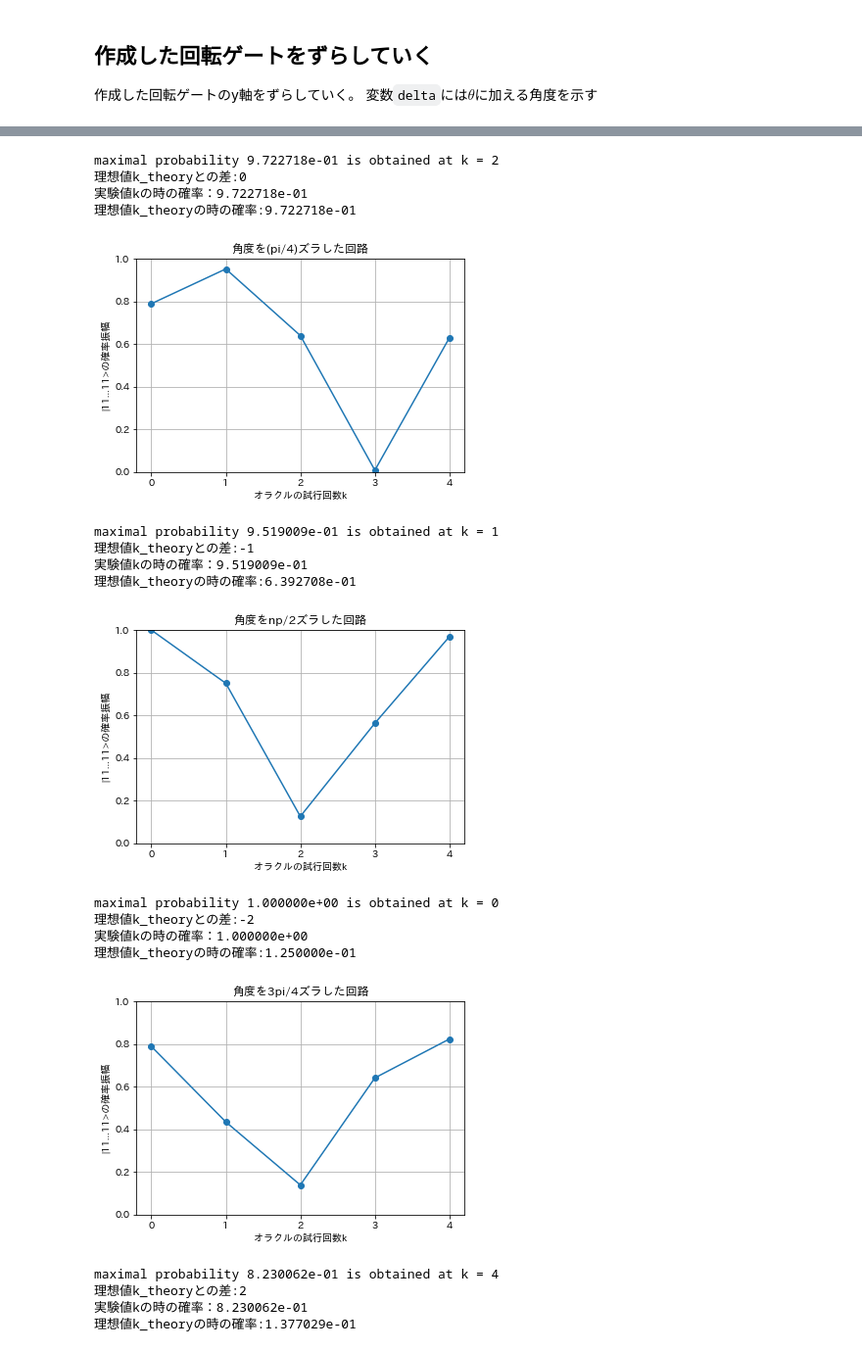
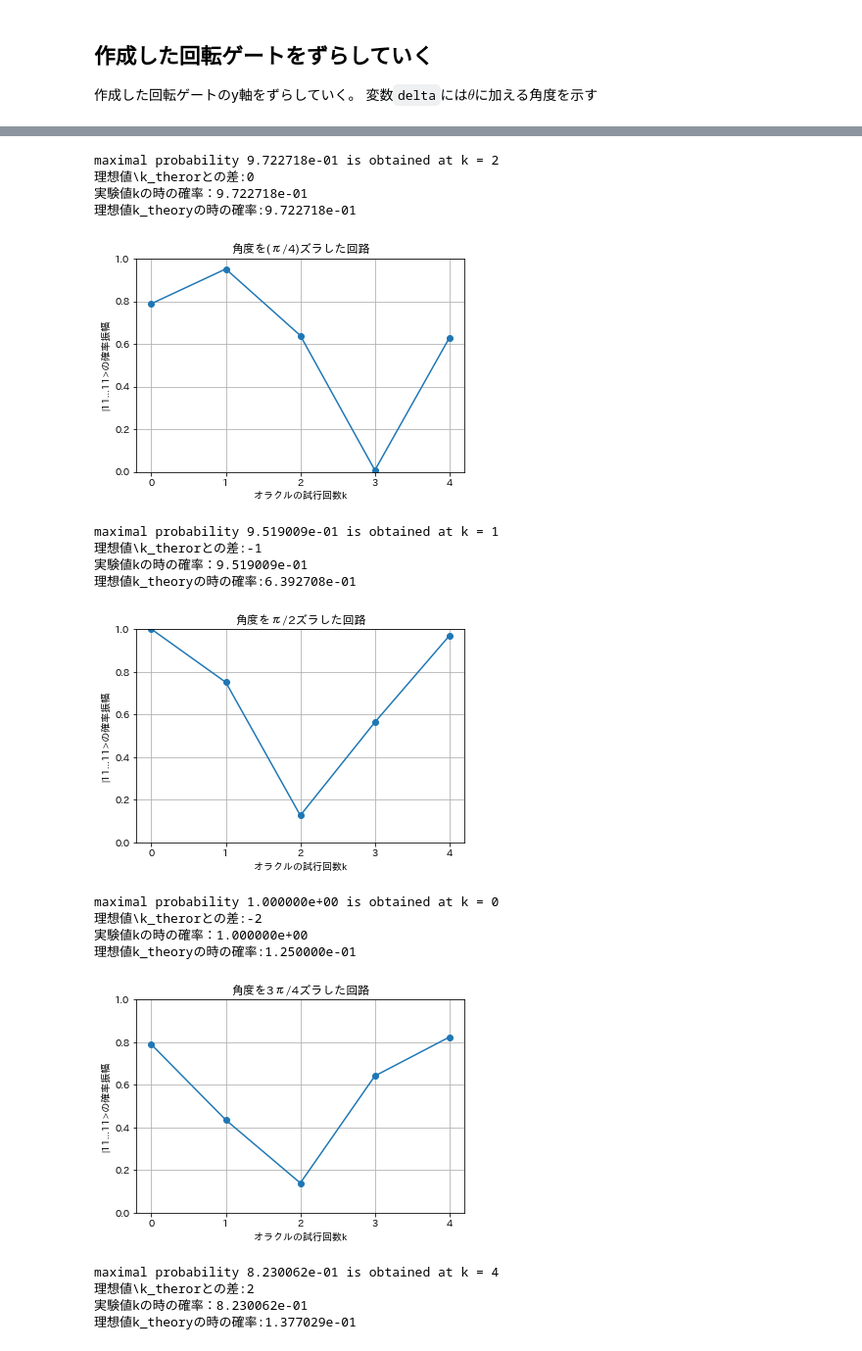
Before and after one commit to KaitoMuraoka/Hadamard-transform-with-misaligned-angles, a Jupyter notebook: Main.ipynb, the cells around one changed output, grey strips where cells are left out. Shown at 98% size. Saved outputs shown, nothing was run; the diff lists cells and outputs as text; code cells hidden in the pictures.

```diff
--- a/Main.ipynb
+++ b/Main.ipynb
@@ -501,7 +501,16 @@ def noisy_grover(nqubits, operate_times, delta):
+# %%
+noises = []
+noises_title = []
+n = 4
+for i in range(0, 2*n + 1):
+    sample = np.pi * i
+    result = sample / n
+    noises.append(result)
+    noises_title.append(f"{i}π/{n}")
 # %%
-# noises = [-np.pi, -(np.pi*3 / 4), -(np.pi / 2), -(np.pi / 4), 0, (np.pi / 4), (np.pi / 2), np.pi*3 / 4, np.pi]
-noises = [0, (np.pi / 4), (np.pi / 2), ((np.pi*3) / 4), np.pi, ((np.pi * 5)/4), ((np.pi*3)/2), ((np.pi*7)/5), 2*np.pi]
-noises_title = ['0', '(pi/4)', 'np/2', '3pi/4', 'pi', '5/pi/4', '3\pi/2', '7\pi/5', '2\pi']
+noises_title = ['0', '(π/4)', 'π/2', '3π/4', 'π', '5π/4', '3π/2', '7π/4', '2π']
+
+print(f'noises:{noises}')
 
 p_kth_array = []
 
@@ -509,9 +518,8 @@ for i in range(len(noises)):
     result, max_k, p_k = noisy_grover(nqubits, times, noises[i])
 
     line_graph(result, f'角度を{noises_title[i]}ズラした回路')
-    # print(result)
     print(f'maximal probability {result[max_k]:5e} is obtained at k = {max_k}')
-    print(f'理想値k_theoryとの差:{max_k - k_theory}')
+    print(f'理想値\k_therorとの差:{max_k - k_theory}')
     print(f'実験値kの時の確率：{result[max_k]:5e}')
     print(f'理想値k_theoryの時の確率:{result[k_theory]:5e}')
     p_kth_array.append(result[k_theory])
@@ -519,20 +528,20 @@ for i in range(len(noises)):
 [figure]
-maximal probability 9.722718e-01 is obtained at k = 2
-理想値k_theoryとの差:0
-実験値kの時の確率：9.722718e-01
-理想値k_theoryの時の確率:9.722718e-01
+maximal probability 9.722718e-01 is obtained at k = 2
+理想値\k_therorとの差:0
+実験値kの時の確率：9.722718e-01
+理想値k_theoryの時の確率:9.722718e-01
 [figure]
-maximal probability 9.519009e-01 is obtained at k = 1
-理想値k_theoryとの差:-1
-実験値kの時の確率：9.519009e-01
-理想値k_theoryの時の確率:6.392708e-01
+maximal probability 9.519009e-01 is obtained at k = 1
+理想値\k_therorとの差:-1
+実験値kの時の確率：9.519009e-01
+理想値k_theoryの時の確率:6.392708e-01
-[figure, old version]
+[figure, new version]
-maximal probability 1.000000e+00 is obtained at k = 0
-理想値k_theoryとの差:-2
-実験値kの時の確率：1.000000e+00
-理想値k_theoryの時の確率:1.250000e-01
+maximal probability 1.000000e+00 is obtained at k = 0
+理想値\k_therorとの差:-2
+実験値kの時の確率：1.000000e+00
+理想値k_theoryの時の確率:1.250000e-01
-[figure, old version]
+[figure, new version]
-maximal probability 8.230062e-01 is obtained at k = 4
-理想値k_theoryとの差:2
-実験値kの時の確率：8.230062e-01
-理想値k_theoryの時の確率:1.377029e-01
+maximal probability 8.230062e-01 is obtained at k = 4
+理想値\k_therorとの差:2
+実験値kの時の確率：8.230062e-01
+理想値k_theoryの時の確率:1.377029e-01
```
Also changed, not shown: parts of 3 cells of this notebook.
